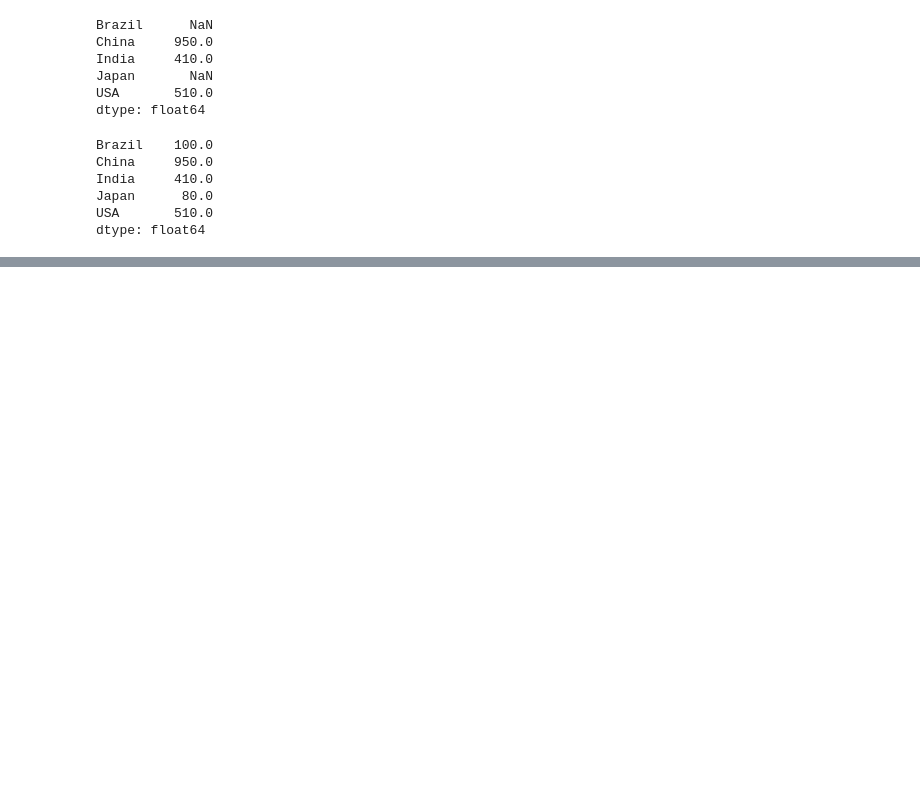
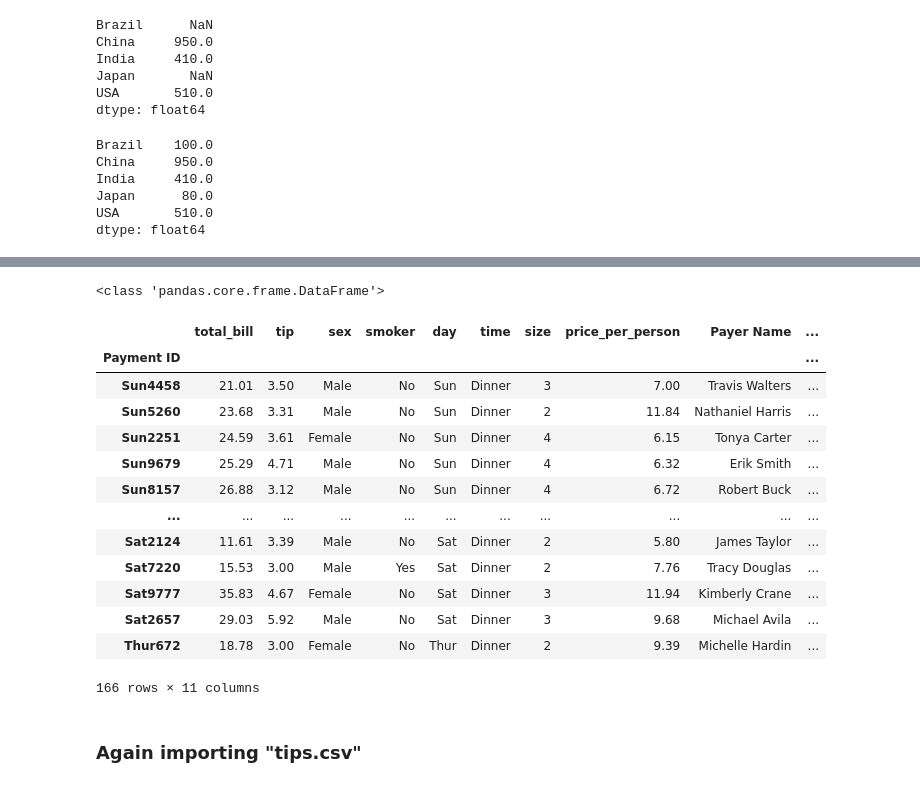
Before and after one commit to deepan-py/MLDS, a Jupyter notebook: PANDAS_/intro_.ipynb, the cells around one changed output, grey strips where cells are left out. Drawn from its saved outputs; the diff is of its cells as text; code cells hidden in the pictures; blank space fills up the shorter version.

```diff
--- a/PANDAS_/intro_.ipynb
+++ b/PANDAS_/intro_.ipynb
@@ -115,0 +403,3 @@ pd.Series()
+# %%
+df = df.reset_index()
+# to reset index i.e to change index back to column
@@ -115,0 +415,2 @@ pd.Series()
+# %%
+df = df.set_index("Payment ID")
@@ -115,0 +466,4 @@ pd.Series()
+# %%
+# add new rows
+one_row = df.iloc[0]
+one_row
@@ -115,0 +483,4 @@ pd.Series()
+# %%
+df = df.append(one_row)
+# as we used existing vales to append which leads to duplicate of index values which is not recommended while analysis
+# Make sure to remove it later
@@ -115,0 +631,22 @@ pd.Series()
+# %%
+print(type(df[df['tip'] > 2]))
+df[df['tip']>2]
+# return dataframe where 'tip' > 2
+# %% [output]
+<class 'pandas.core.frame.DataFrame'>
+|  | total_bill | tip | sex | smoker | day | time | size | price_per_person | Payer Name | ... |
+| Payment ID |  |  |  |  |  |  |  |  |  | ... |
+| Sun4458 | 21.01 | 3.50 | Male | No | Sun | Dinner | 3 | 7.00 | Travis Walters | ... |
+| Sun5260 | 23.68 | 3.31 | Male | No | Sun | Dinner | 2 | 11.84 | Nathaniel Harris | ... |
+| Sun2251 | 24.59 | 3.61 | Female | No | Sun | Dinner | 4 | 6.15 | Tonya Carter | ... |
+| Sun9679 | 25.29 | 4.71 | Male | No | Sun | Dinner | 4 | 6.32 | Erik Smith | ... |
+| Sun8157 | 26.88 | 3.12 | Male | No | Sun | Dinner | 4 | 6.72 | Robert Buck | ... |
+| ... | ... | ... | ... | ... | ... | ... | ... | ... | ... | ... |
+| Sat2124 | 11.61 | 3.39 | Male | No | Sat | Dinner | 2 | 5.80 | James Taylor | ... |
+| Sat7220 | 15.53 | 3.00 | Male | Yes | Sat | Dinner | 2 | 7.76 | Tracy Douglas | ... |
+| Sat9777 | 35.83 | 4.67 | Female | No | Sat | Dinner | 3 | 11.94 | Kimberly Crane | ... |
+| Sat2657 | 29.03 | 5.92 | Male | No | Sat | Dinner | 3 | 9.68 | Michael Avila | ... |
+| Thur672 | 18.78 | 3.00 | Female | No | Thur | Dinner | 2 | 9.39 | Michelle Hardin | ... |
+166 rows × 11 columns
+# %% [markdown]
+### Again importing "tips.csv"
```
Also changed, not shown: parts of 58 cells of this notebook, 2 other files.
